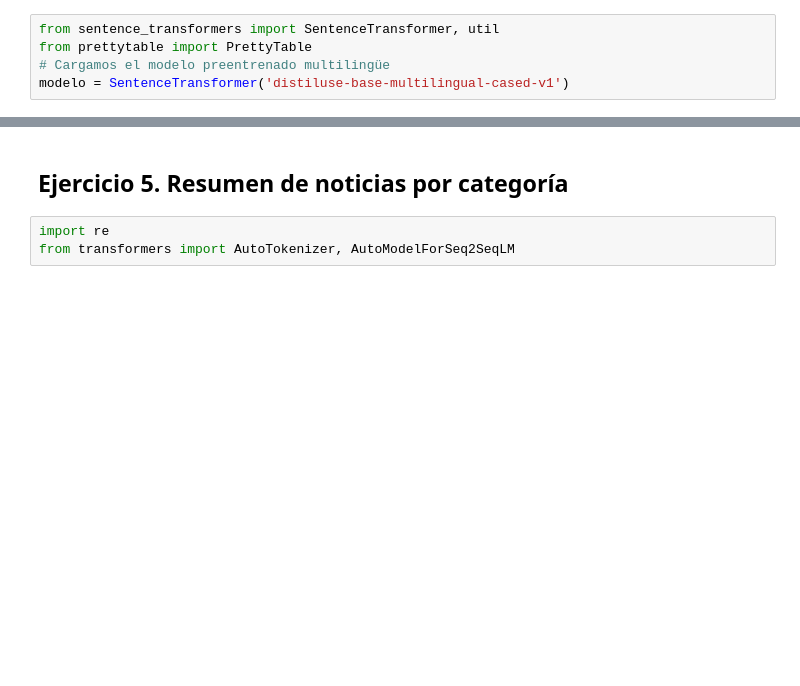
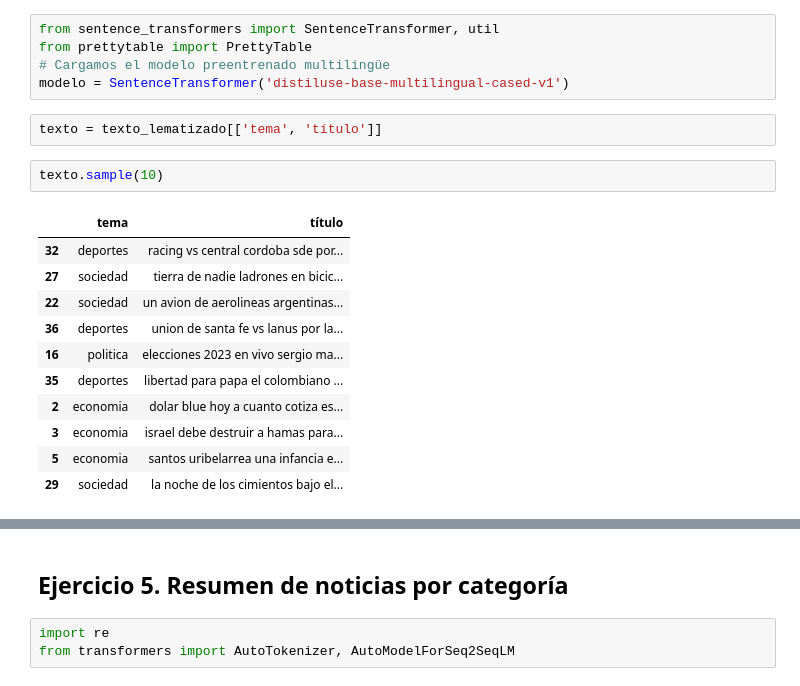
Before and after one commit to claudialeguiza/TP_NLP, a Jupyter notebook: TP_NLP.ipynb, the cells around one changed output, grey strips where cells are left out. Cells and saved outputs as stored; diff of their text form; blank space fills up the shorter version.

```diff
--- a/TP_NLP.ipynb
+++ b/TP_NLP.ipynb
@@ -658,4 +621,20 @@ from sentence_transformers import SentenceTransformer, util
 from prettytable import PrettyTable
 # Cargamos el modelo preentrenado multilingüe
 modelo = SentenceTransformer('distiluse-base-multilingual-cased-v1')
+# %%
+texto = texto_lematizado[['tema', 'título']]
+# %%
+texto.sample(10)
+# %% [output]
+|  | tema | título |
+| 32 | deportes | racing vs central cordoba sde por... |
+| 27 | sociedad | tierra de nadie ladrones en bicic... |
+| 22 | sociedad | un avion de aerolineas argentinas... |
+| 36 | deportes | union de santa fe vs lanus por la... |
+| 16 | politica | elecciones 2023 en vivo sergio ma... |
+| 35 | deportes | libertad para papa el colombiano ... |
+| 2 | economia | dolar blue hoy a cuanto cotiza es... |
+| 3 | economia | israel debe destruir a hamas para... |
+| 5 | economia | santos uribelarrea una infancia e... |
+| 29 | sociedad | la noche de los cimientos bajo el... |
 # %%
```
Also changed, not shown: parts of 59 cells of this notebook.
